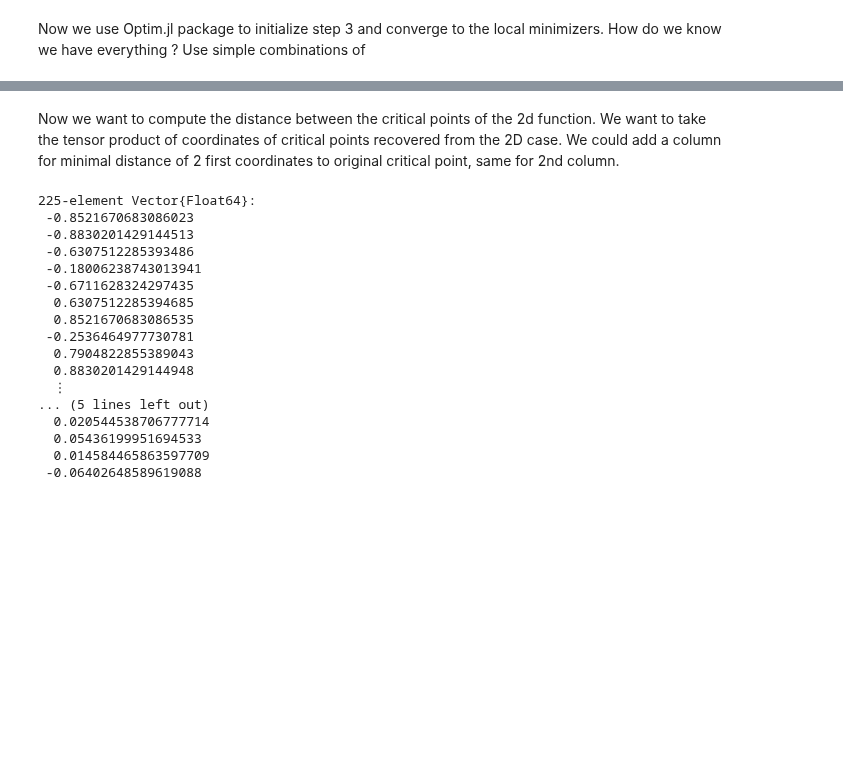
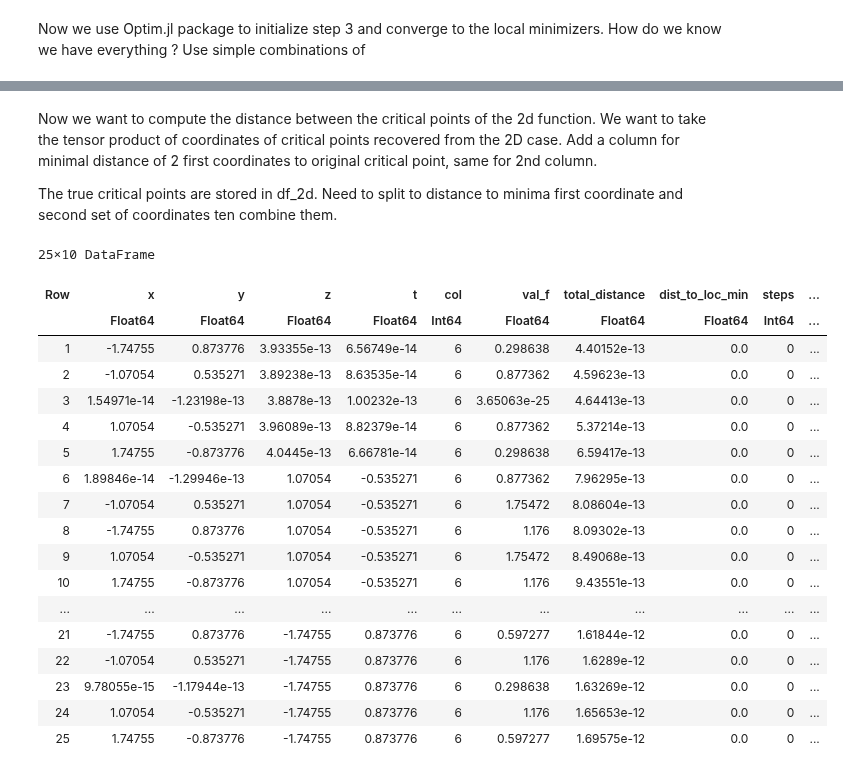
Before and after one commit to gescholt/Globtim.jl, a Jupyter notebook: camel_4d.ipynb, the cells around one changed output, grey strips where cells are left out. Saved outputs shown, nothing was run; the diff lists cells and outputs as text; code cells hidden in the pictures; blank space fills up the shorter version.

```diff
--- a/camel_4d.ipynb
+++ b/camel_4d.ipynb
@@ -68,24 +70,35 @@ Number of solutions: 1054
 # %% [markdown]
-Now we want to compute the distance between the critical points of the 2d function. We want to take the tensor product of coordinates of critical points recovered from the 2D case. We could add a column for minimal distance of 2 first coordinates to original critical point, same for 2nd column.
+Now we want to compute the distance between the critical points of the 2d function. We want to take the tensor product of coordinates of critical points recovered from the 2D case. Add a column for minimal distance of 2 first coordinates to original critical point, same for 2nd column.
+
+The true critical points are stored in df_2d. Need to split to distance to minima first coordinate and second set of coordinates ten combine them.
-# %%
-using TensorOperations
-df4d = kron(df_2d.x, df_2d.y)
-# %% [output]
-225-element Vector{Float64}:
- -0.8521670683086023
- -0.8830201429144513
- -0.6307512285393486
- -0.18006238743013941
- -0.6711628324297435
-  0.6307512285394685
-  0.8521670683086535
- -0.2536464977730781
-  0.7904822855389043
-  0.8830201429144948
-  ⋮
-... (5 lines left out)
-  0.020544538706777714
-  0.05436199951694533
-  0.014584465863597709
- -0.06402648589619088
+# %%
+# using TensorOperations
+for i in 1:nrow(df)
+    distances_1 = [norm([df.x[i], df.y[i]] - [df_2d.x[j], df_2d.y[j]]) for j in 1:nrow(df_2d)]
+    distances_2 = [norm([df.z[i], df.t[i]] - [df_2d.x[j], df_2d.y[j]]) for j in 1:nrow(df_2d)]
+    min_value_1, min_index_1 = findmin(distances_1)
+    min_value_2, min_index_2 = findmin(distances_2)
+    df.total_distance[i] = norm([df.x[i], df.y[i], df.z[i], df.t[i]] - [df_2d.x[min_index_1], df_2d.y[min_index_1], df_2d.x[min_index_2], df_2d.y[min_index_2]])
+end
+sorted_df = sort(df, :total_distance)
+# %% [output]
+25×10 DataFrame
+| Row | x | y | z | t | col | val_f | total_distance | dist_to_loc_min | steps | ... |
+|  | Float64 | Float64 | Float64 | Float64 | Int64 | Float64 | Float64 | Float64 | Int64 | ... |
+| 1 | -1.74755 | 0.873776 | 3.93355e-13 | 6.56749e-14 | 6 | 0.298638 | 4.40152e-13 | 0.0 | 0 | ... |
+| 2 | -1.07054 | 0.535271 | 3.89238e-13 | 8.63535e-14 | 6 | 0.877362 | 4.59623e-13 | 0.0 | 0 | ... |
+| 3 | 1.54971e-14 | -1.23198e-13 | 3.8878e-13 | 1.00232e-13 | 6 | 3.65063e-25 | 4.64413e-13 | 0.0 | 0 | ... |
+| 4 | 1.07054 | -0.535271 | 3.96089e-13 | 8.82379e-14 | 6 | 0.877362 | 5.37214e-13 | 0.0 | 0 | ... |
+| 5 | 1.74755 | -0.873776 | 4.0445e-13 | 6.66781e-14 | 6 | 0.298638 | 6.59417e-13 | 0.0 | 0 | ... |
+| 6 | 1.89846e-14 | -1.29946e-13 | 1.07054 | -0.535271 | 6 | 0.877362 | 7.96295e-13 | 0.0 | 0 | ... |
+| 7 | -1.07054 | 0.535271 | 1.07054 | -0.535271 | 6 | 1.75472 | 8.08604e-13 | 0.0 | 0 | ... |
+| 8 | -1.74755 | 0.873776 | 1.07054 | -0.535271 | 6 | 1.176 | 8.09302e-13 | 0.0 | 0 | ... |
+| 9 | 1.07054 | -0.535271 | 1.07054 | -0.535271 | 6 | 1.75472 | 8.49068e-13 | 0.0 | 0 | ... |
+| 10 | 1.74755 | -0.873776 | 1.07054 | -0.535271 | 6 | 1.176 | 9.43551e-13 | 0.0 | 0 | ... |
+| ... | ... | ... | ... | ... | ... | ... | ... | ... | ... | ... |
+| 21 | -1.74755 | 0.873776 | -1.74755 | 0.873776 | 6 | 0.597277 | 1.61844e-12 | 0.0 | 0 | ... |
+| 22 | -1.07054 | 0.535271 | -1.74755 | 0.873776 | 6 | 1.176 | 1.6289e-12 | 0.0 | 0 | ... |
+| 23 | 9.78055e-15 | -1.17944e-13 | -1.74755 | 0.873776 | 6 | 0.298638 | 1.63269e-12 | 0.0 | 0 | ... |
+| 24 | 1.07054 | -0.535271 | -1.74755 | 0.873776 | 6 | 1.176 | 1.65653e-12 | 0.0 | 0 | ... |
+| 25 | 1.74755 | -0.873776 | -1.74755 | 0.873776 | 6 | 0.597277 | 1.69575e-12 | 0.0 | 0 | ... |
 # %%
```
Also changed, not shown: parts of 5 cells of this notebook, 7 other files.
